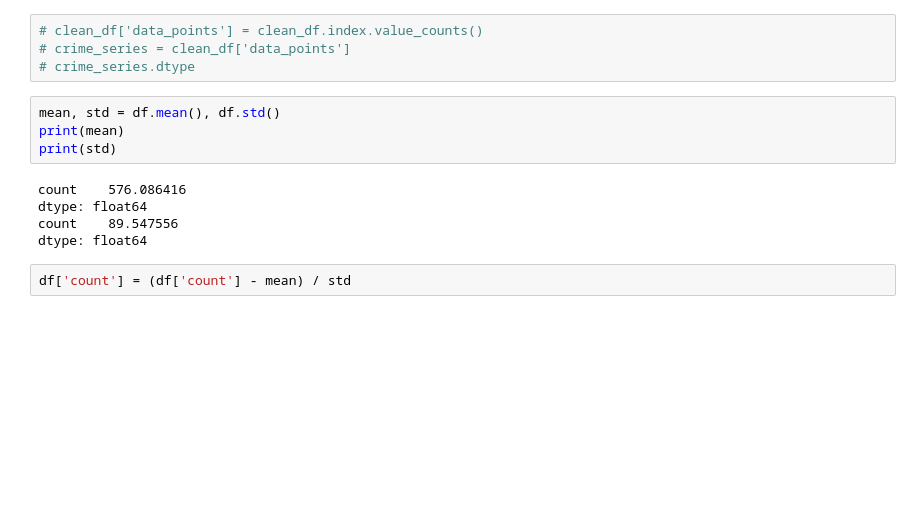
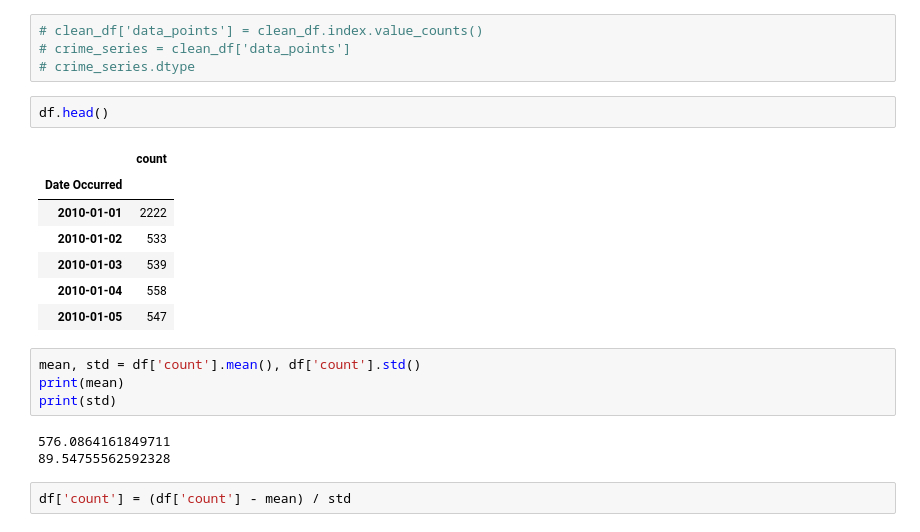
Before and after one commit to sidneykung/LA_crime_forecasting, a Jupyter notebook: eda_lhamu-Copy1.ipynb, the cells around one changed output. Drawn from its saved outputs; the diff is of its cells as text; blank space fills up the shorter version.

```diff
--- a/eda_lhamu-Copy1.ipynb
+++ b/eda_lhamu-Copy1.ipynb
@@ -178,15 +202,23 @@ df.head()
 # clean_df['data_points'] = clean_df.index.value_counts()
 # crime_series = clean_df['data_points']
 # crime_series.dtype
+# %%
+df.head()
+# %% [output]
+|  | count |
+| Date Occurred |  |
+| 2010-01-01 | 2222 |
+| 2010-01-02 | 533 |
+| 2010-01-03 | 539 |
+| 2010-01-04 | 558 |
+| 2010-01-05 | 547 |
 # %%
-mean, std = df.mean(), df.std()
+mean, std = df['count'].mean(), df['count'].std()
 print(mean)
 print(std)
 # %% [output]
-count    576.086416
-dtype: float64
-count    89.547556
-dtype: float64
+576.0864161849711
+89.54755562592328
 # %%
 df['count'] = (df['count'] - mean) / std
 # %%
```
Also changed, not shown: parts of 12 cells of this notebook, 3 other files.
